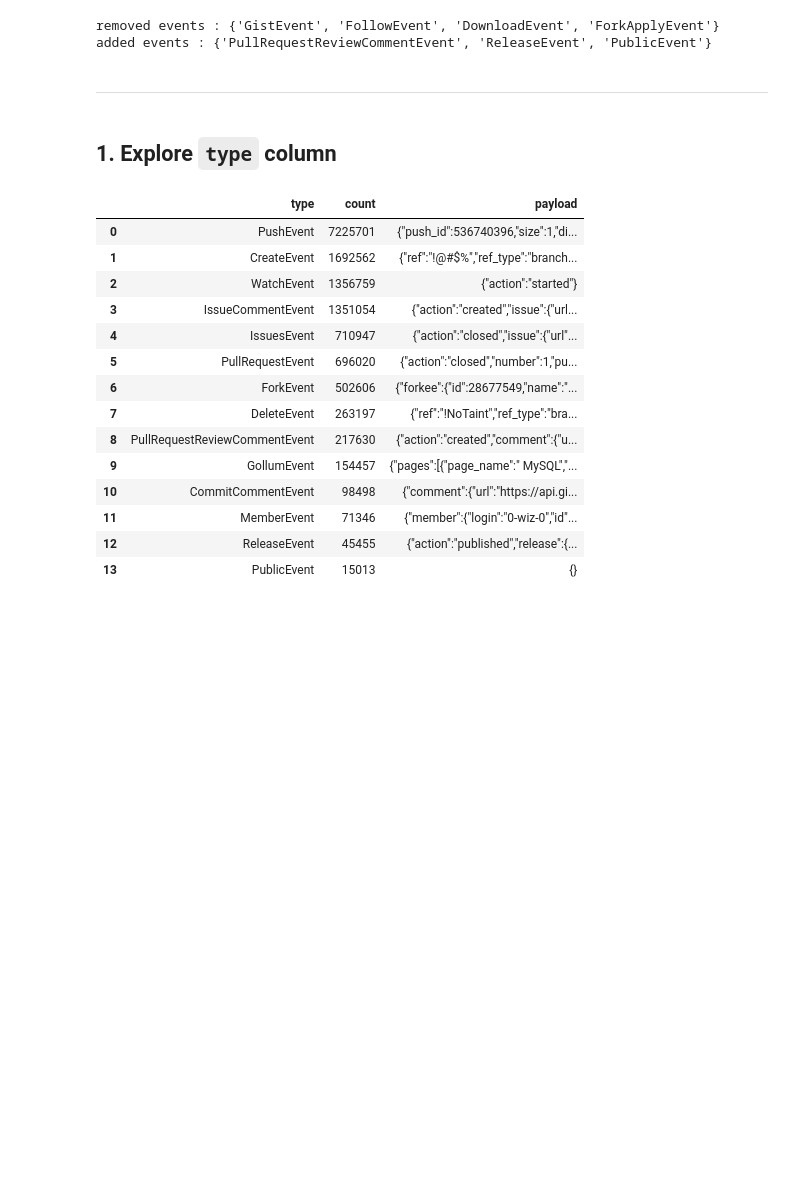
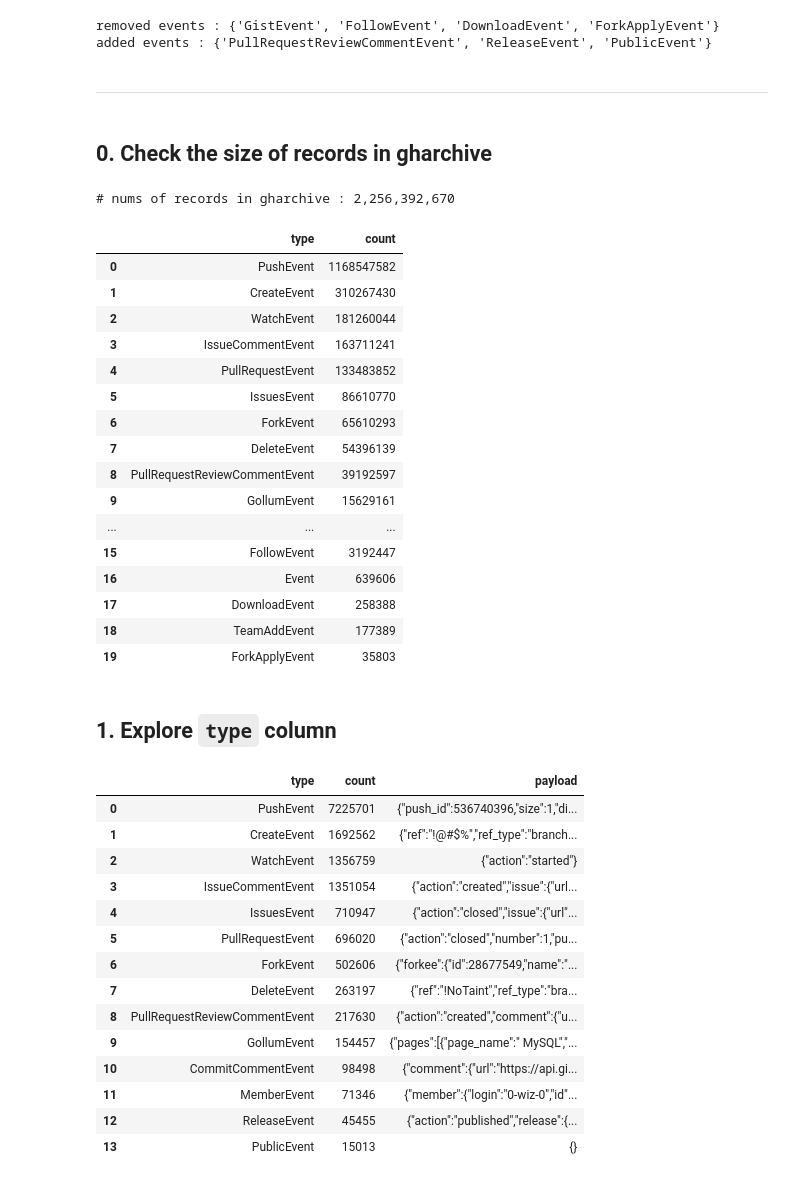
Before and after one commit to vienna-project/github-analysis, a Jupyter notebook: scripts/Understanding the schema of github archive.ipynb, the cells around one changed output. Saved outputs shown, nothing was run; the diff lists cells and outputs as text; code cells hidden in the pictures; blank space fills up the shorter version.

Commit message:
script2 ADD Cells: Check the size of records in gharchive

```diff
--- a/scripts/Understanding the schema of github archive.ipynb
+++ b/scripts/Understanding the schema of github archive.ipynb
@@ -183,3 +183,5 @@ removed events : {'GistEvent', 'FollowEvent', 'DownloadEvent', 'ForkApplyEvent'}
 added events : {'PullRequestReviewCommentEvent', 'ReleaseEvent', 'PublicEvent'}
 # %% [markdown]
 ---
+# %% [markdown]
+## 0. Check the size of records in gharchive
@@ -186,3 +196,28 @@ added events : {'PullRequestReviewCommentEvent', 'ReleaseEvent', 'PublicEvent'}
+# %%
+total = type_counts['count'].sum()
+print(f"# nums of records in gharchive : {total:,}")
+# %% [output]
+# nums of records in gharchive : 2,256,392,670
+# %%
+type_counts
+# %% [output]
+|  | type | count |
+| 0 | PushEvent | 1168547582 |
+| 1 | CreateEvent | 310267430 |
+| 2 | WatchEvent | 181260044 |
+| 3 | IssueCommentEvent | 163711241 |
+| 4 | PullRequestEvent | 133483852 |
+| 5 | IssuesEvent | 86610770 |
+| 6 | ForkEvent | 65610293 |
+| 7 | DeleteEvent | 54396139 |
+| 8 | PullRequestReviewCommentEvent | 39192597 |
+| 9 | GollumEvent | 15629161 |
+| ... | ... | ... |
+| 15 | FollowEvent | 3192447 |
+| 16 | Event | 639606 |
+| 17 | DownloadEvent | 258388 |
+| 18 | TeamAddEvent | 177389 |
+| 19 | ForkApplyEvent | 35803 |
 # %% [markdown]
 ## 1. Explore `type` column
 # %%
```
Also changed, not shown: parts of 3 cells of this notebook.
